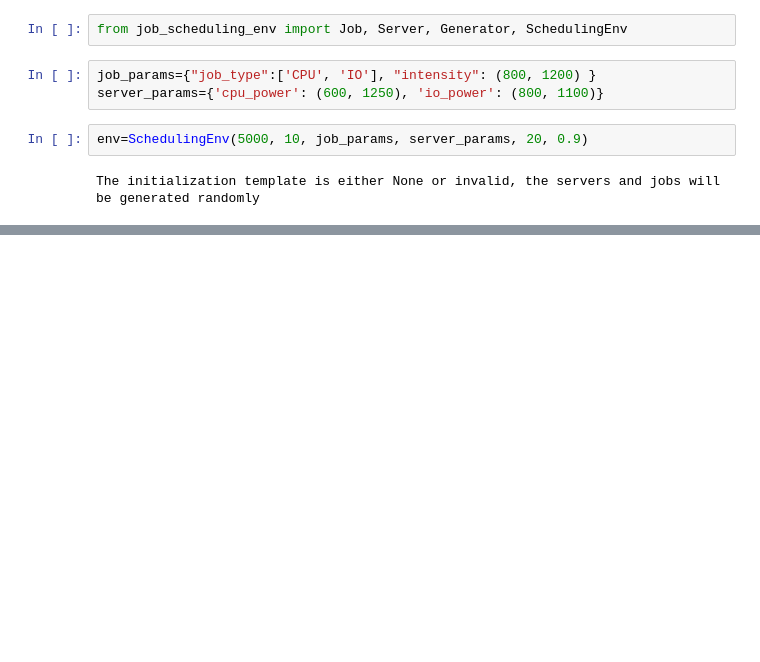
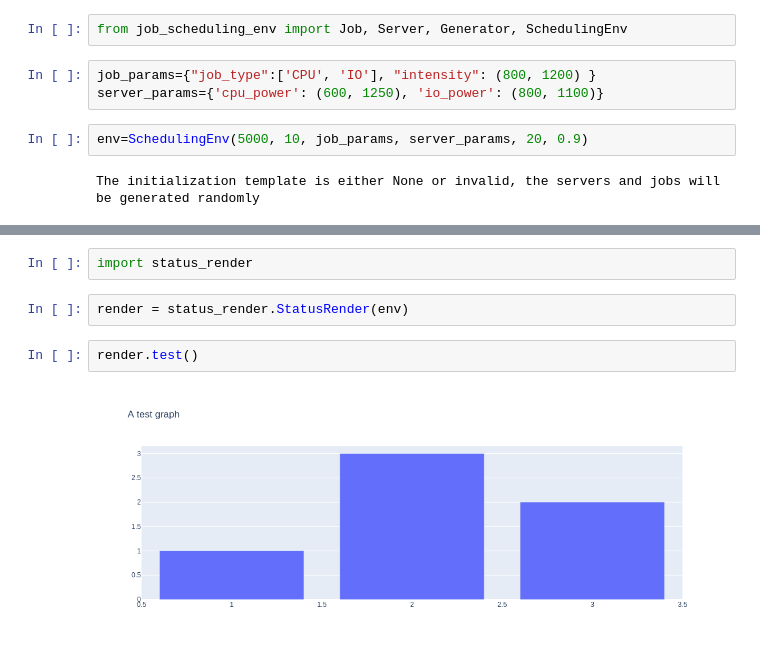
Before and after one commit to Gccxeon/JobScheduling, a Jupyter notebook: Untitled.ipynb, the cells around one changed output, grey strips where cells are left out. Saved outputs shown, nothing was run; the diff lists cells and outputs as text; blank space fills up the shorter version.

```diff
--- a/Untitled.ipynb
+++ b/Untitled.ipynb
@@ -25,0 +48,8 @@ PlotlyRequestError: Authentication credentials were not provided.
+# %%
+import status_render
+# %%
+render = status_render.StatusRender(env)
+# %%
+render.test()
+# %% [output]
+[figure, added]
```
Also changed, not shown: parts of 6 cells of this notebook, 5 other files.
